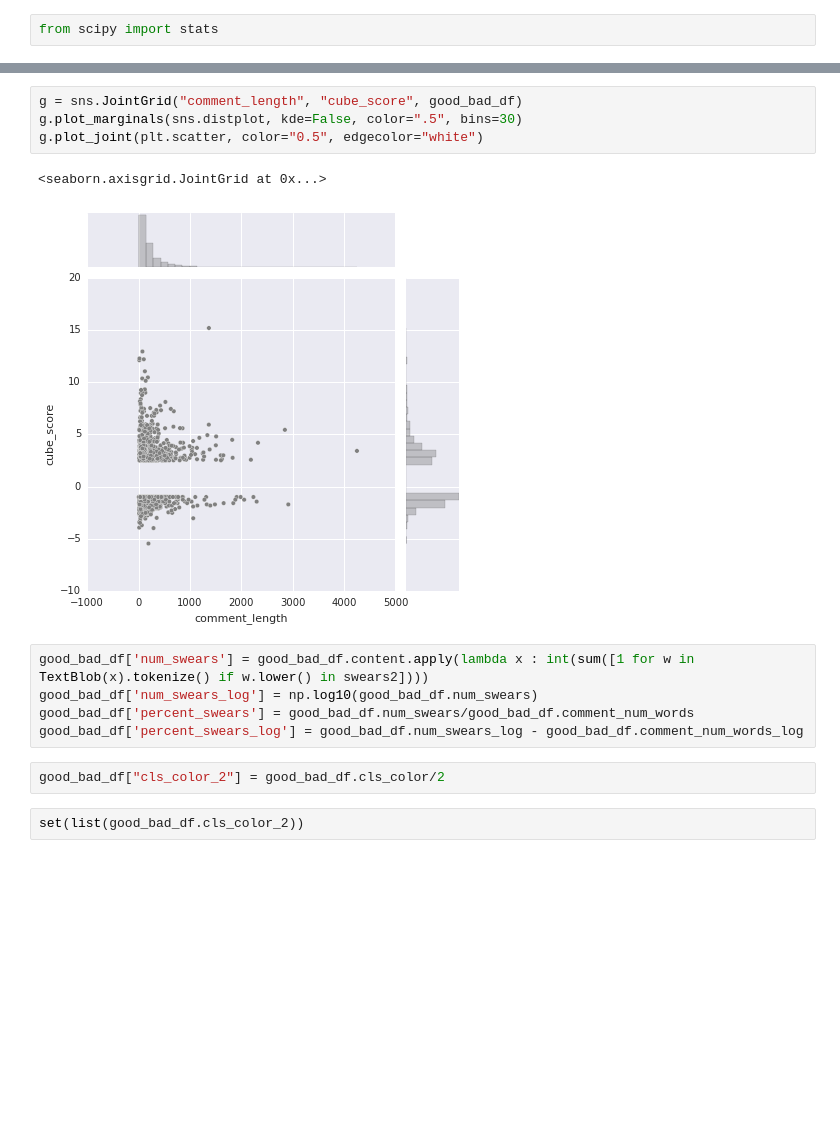
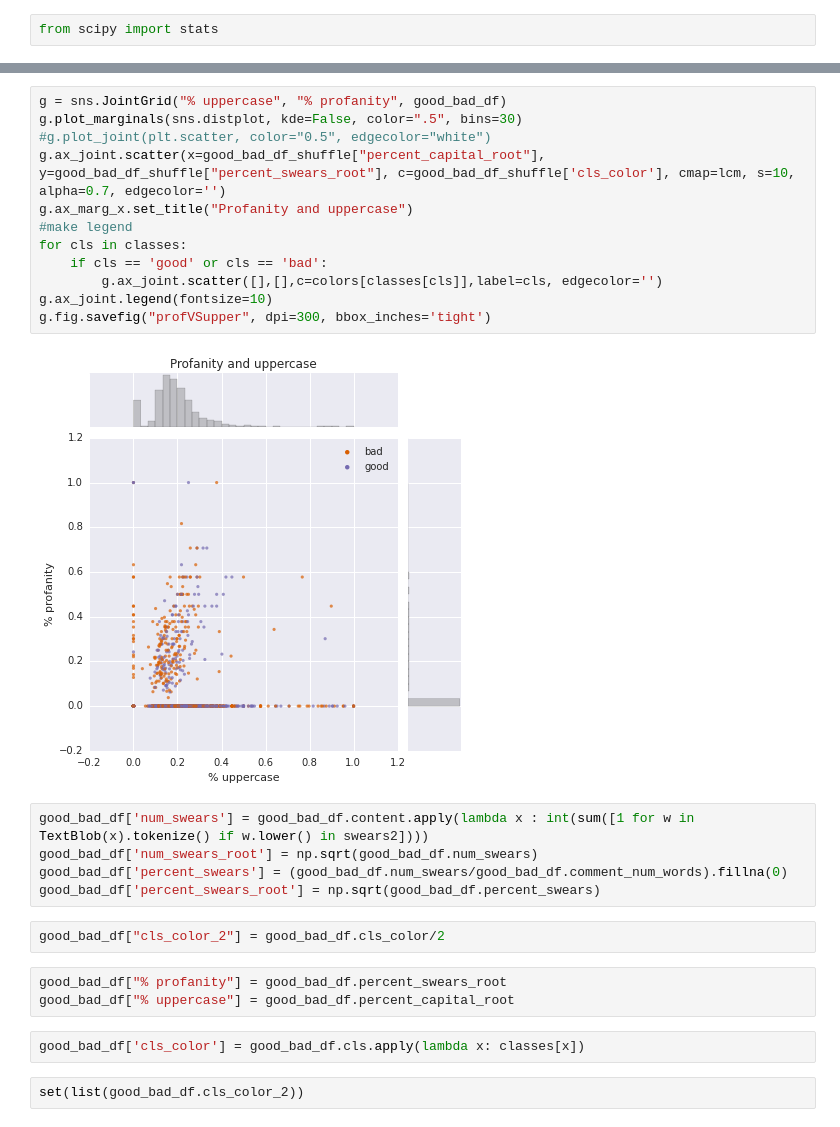
Before and after one commit to gautsi/creddit_score, a Jupyter notebook: notebooks/exp_analysis_3.ipynb, the cells around one changed output, grey strips where cells are left out. Cells and saved outputs as stored; diff of their text form; blank space fills up the shorter version.

```diff
--- a/notebooks/exp_analysis_3.ipynb
+++ b/notebooks/exp_analysis_3.ipynb
@@ -186,17 +179,29 @@ TypeError: plot() got an unexpected keyword argument 'bins'
-# %%
-g = sns.JointGrid("comment_length", "cube_score", good_bad_df)
-g.plot_marginals(sns.distplot, kde=False, color=".5", bins=30)
-g.plot_joint(plt.scatter, color="0.5", edgecolor="white")
-# %% [output]
-<seaborn.axisgrid.JointGrid at 0x...>
-[figure, removed]
+# %%
+g = sns.JointGrid("% uppercase", "% profanity", good_bad_df)
+g.plot_marginals(sns.distplot, kde=False, color=".5", bins=30)
+#g.plot_joint(plt.scatter, color="0.5", edgecolor="white")
+g.ax_joint.scatter(x=good_bad_df_shuffle["percent_capital_root"], y=good_bad_df_shuffle["percent_swears_root"], c=good_bad_df_shuffle['cls_color'], cmap=lcm, s=10, alpha=0.7, edgecolor='')
+g.ax_marg_x.set_title("Profanity and uppercase")
+#make legend
+for cls in classes:
+    if cls == 'good' or cls == 'bad':
+        g.ax_joint.scatter([],[],c=colors[classes[cls]],label=cls, edgecolor='')
+g.ax_joint.legend(fontsize=10)
+g.fig.savefig("profVSupper", dpi=300, bbox_inches='tight')
+# %% [output]
+[figure, added]
 # %%
 good_bad_df['num_swears'] = good_bad_df.content.apply(lambda x : int(sum([1 for w in TextBlob(x).tokenize() if w.lower() in swears2])))
-good_bad_df['num_swears_log'] = np.log10(good_bad_df.num_swears)
-good_bad_df['percent_swears'] = good_bad_df.num_swears/good_bad_df.comment_num_words
-good_bad_df['percent_swears_log'] = good_bad_df.num_swears_log - good_bad_df.comment_num_words_log
+good_bad_df['num_swears_root'] = np.sqrt(good_bad_df.num_swears)
+good_bad_df['percent_swears'] = (good_bad_df.num_swears/good_bad_df.comment_num_words).fillna(0)
+good_bad_df['percent_swears_root'] = np.sqrt(good_bad_df.percent_swears)
 # %%
 good_bad_df["cls_color_2"] = good_bad_df.cls_color/2
+# %%
+good_bad_df["% profanity"] = good_bad_df.percent_swears_root
+good_bad_df["% uppercase"] = good_bad_df.percent_capital_root
+# %%
+good_bad_df['cls_color'] = good_bad_df.cls.apply(lambda x: classes[x])
 # %%
 set(list(good_bad_df.cls_color_2))
 # %% [output]
```
Also changed, not shown: parts of 11 cells of this notebook, 1 other file.
